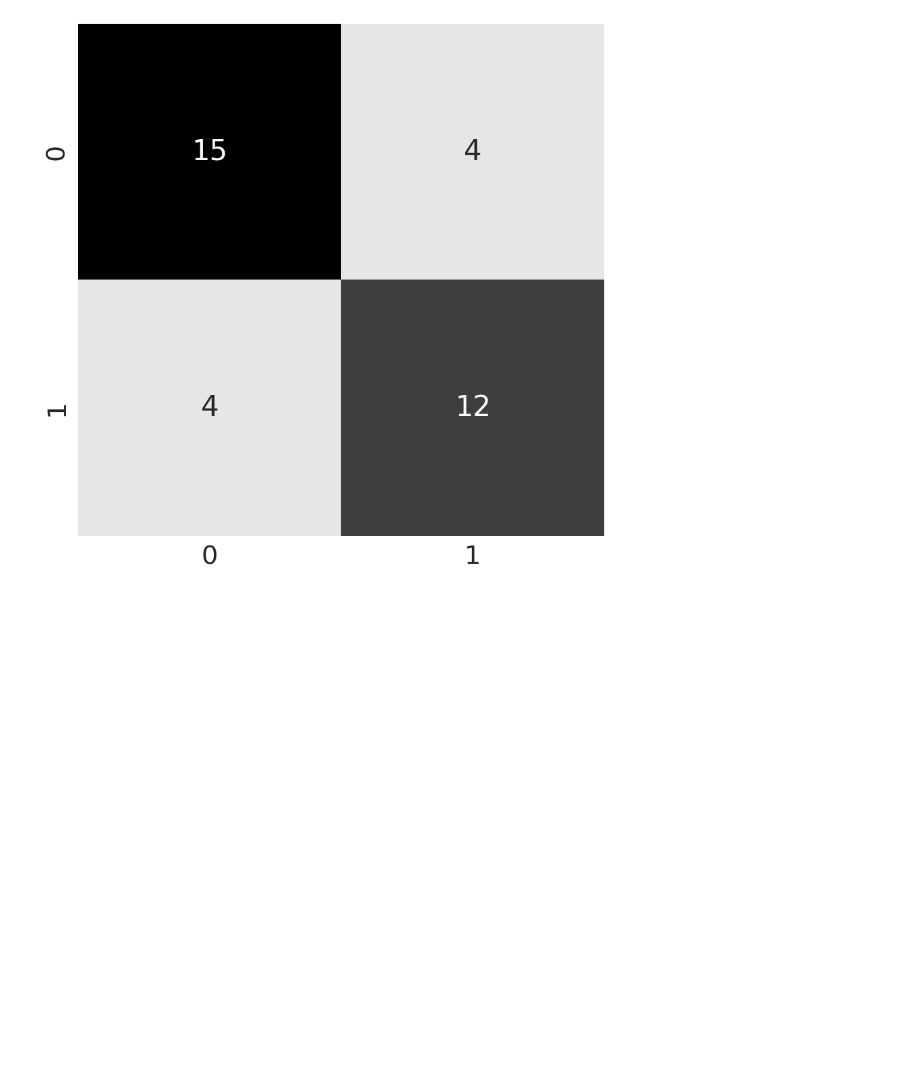
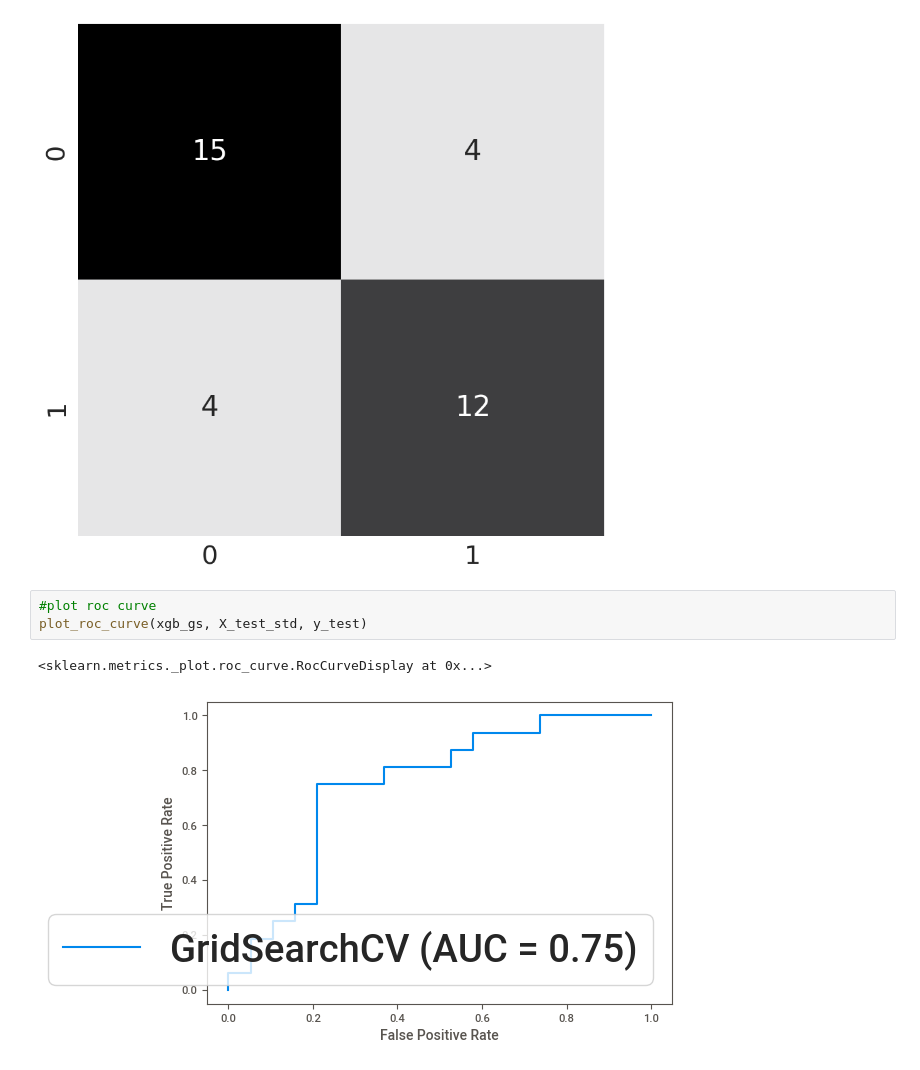
Before and after one commit to jbEmanuel/Machine_Course, a Jupyter notebook: Breast_Cancer_Classification.ipynb, the cells around one changed output. Drawn from its saved outputs; the diff is of its cells as text; blank space fills up the shorter version.

```diff
--- a/Breast_Cancer_Classification.ipynb
+++ b/Breast_Cancer_Classification.ipynb
@@ -697,5 +806,11 @@ print(final_metric_xgb)
 xgb_conf_matrix = plot_confusion_matrix(y_predict_xgb, y_test)
 # %% [output]
 [figure]
+# %%
+#plot roc curve
+plot_roc_curve(xgb_gs, X_test_std, y_test)
+# %% [output]
+<sklearn.metrics._plot.roc_curve.RocCurveDisplay at 0x...>
+[figure, added]
 # %%
 # Run the obtained model
```
Also changed, not shown: parts of 17 cells of this notebook.
